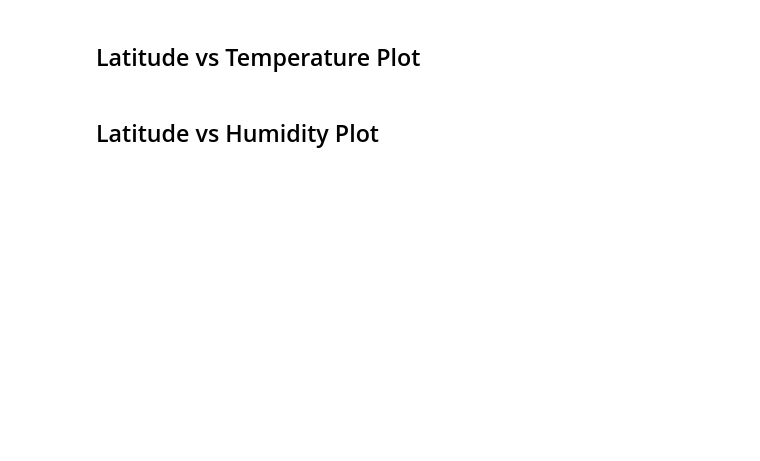
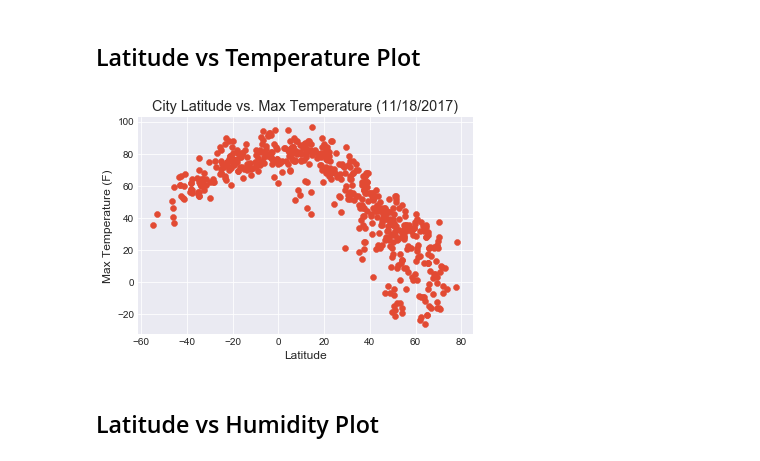
Before and after one commit to ashleyna94/python_apis-challenge, a Jupyter notebook: WeatherPy/WeatherPy.ipynb, the cells around one changed output. Cells and saved outputs as stored; diff of their text form; code cells hidden in the pictures; blank space fills up the shorter version.

```diff
--- a/WeatherPy/WeatherPy.ipynb
+++ b/WeatherPy/WeatherPy.ipynb
@@ -205,4 +146,15 @@ city_data_pd.head(10)
 # %% [markdown]
 ## Latitude vs Temperature Plot
+# %%
+plt.scatter(city_data_pd["Lat"], city_data_pd["Max Temp"], marker="o")
+plt.xlim(plt)
+plt.ylim()
+plt.title("City Latitude vs. Max Temperature (11/18/2017)")
+plt.xlabel("Latitude")
+plt.ylabel("Max Temperature (F)")
+plt.grid()
+plt.show()
+# %% [output]
+[figure, added]
 # %% [markdown]
 ## Latitude vs Humidity Plot
```
Also changed, not shown: parts of 11 cells of this notebook, 1 other file.
